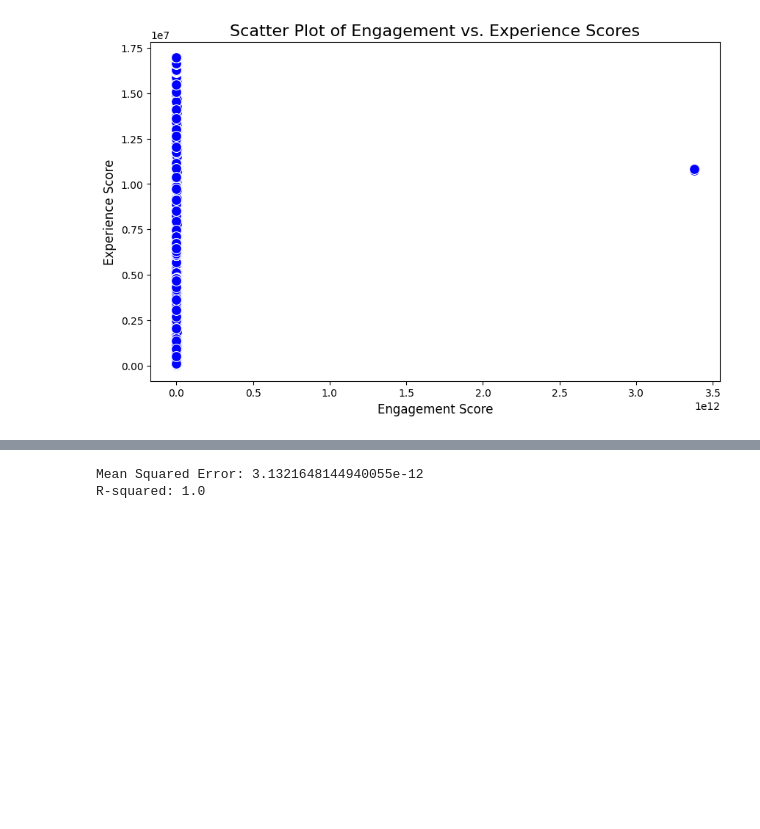
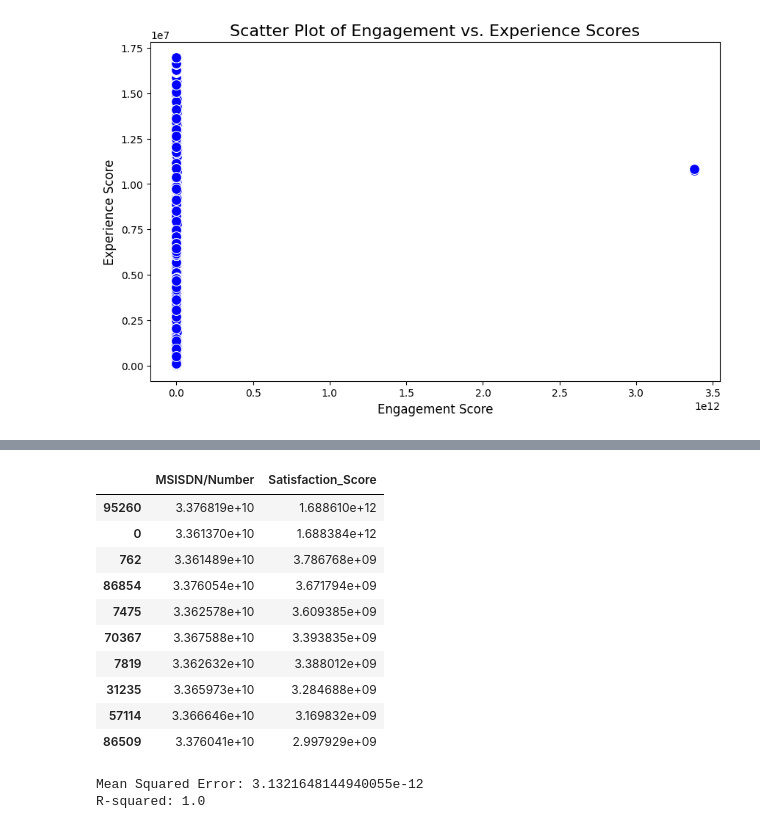
Before and after one commit to ab3lT/10-Academy-Week-2, a Jupyter notebook: notebook/usersatisfaction_analytics.ipynb, the cells around one changed output, grey strips where cells are left out. Cells and saved outputs as stored; diff of their text form; code cells hidden in the pictures; blank space fills up the shorter version.

```diff
--- a/notebook/usersatisfaction_analytics.ipynb
+++ b/notebook/usersatisfaction_analytics.ipynb
@@ -113,3 +136,22 @@ plt.show()
+# %%
+# Top 10 Satisfied customers
+top_10_satisfied_customers = satisfaction_analysis.top_satisfied_customer(
+    engagement_scores,
+    experience_scores
+)
+top_10_satisfied_customers
+# %% [output]
+|  | MSISDN/Number | Satisfaction_Score |
+| 95260 | 3.376819e+10 | 1.688610e+12 |
+| 0 | 3.361370e+10 | 1.688384e+12 |
+| 762 | 3.361489e+10 | 3.786768e+09 |
+| 86854 | 3.376054e+10 | 3.671794e+09 |
+| 7475 | 3.362578e+10 | 3.609385e+09 |
+| 70367 | 3.367588e+10 | 3.393835e+09 |
+| 7819 | 3.362632e+10 | 3.388012e+09 |
+| 31235 | 3.365973e+10 | 3.284688e+09 |
+| 57114 | 3.366646e+10 | 3.169832e+09 |
+| 86509 | 3.376041e+10 | 2.997929e+09 |
 # %%
 
 # Satisfaction prediction using LinearRegression Model
```
Also changed, not shown: parts of 7 cells of this notebook.
